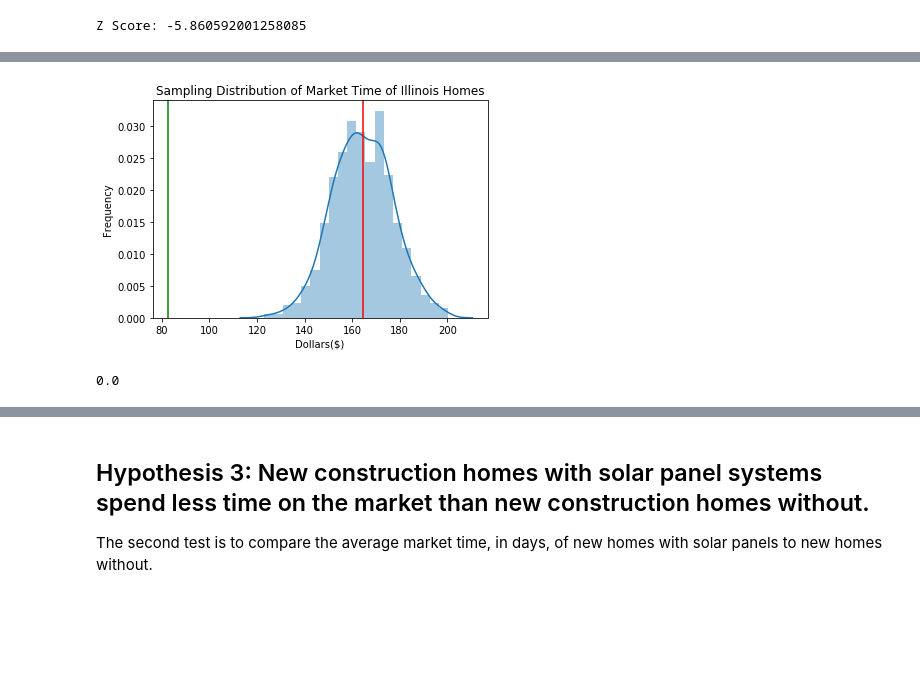
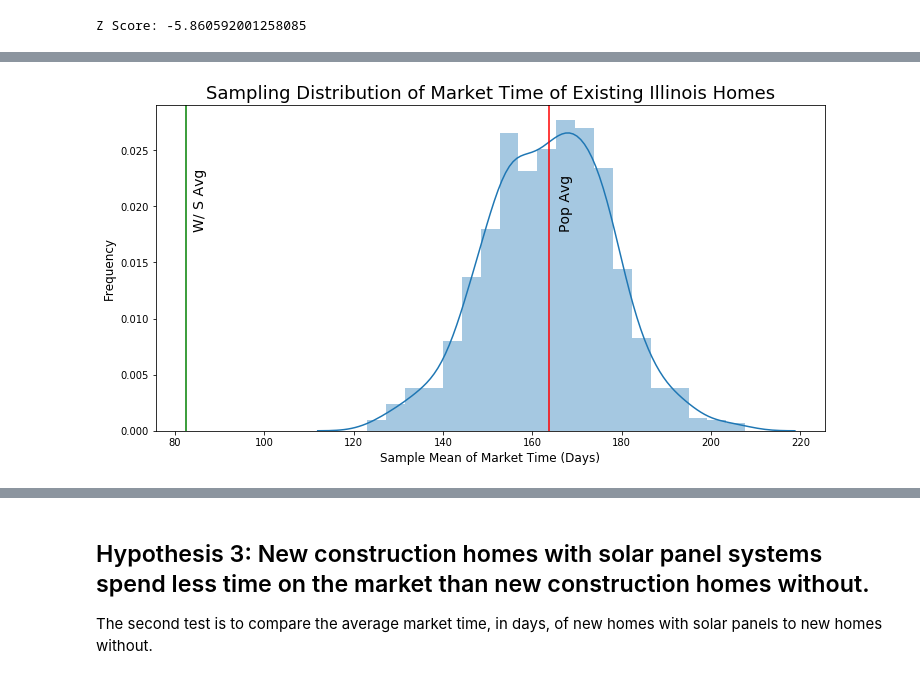
Before and after one commit to nqabell89/Solar-Panel-Impact-on-Illinois-Home-Value, a Jupyter notebook: Hypothesis_Testing.ipynb, the cells around one changed output, grey strips where cells are left out. Saved outputs shown, nothing was run; the diff lists cells and outputs as text; code cells hidden in the pictures; blank space fills up the shorter version.

```diff
--- a/Hypothesis_Testing.ipynb
+++ b/Hypothesis_Testing.ipynb
@@ -188,22 +242,16 @@ sample_means2 = []
 for _ in range(1000):
     sample_means2.append(round(np.random.choice(population_df2['MT'], size=46).mean(), ndigits=2))
 # %%
+plt.subplots(figsize=(12,6))
 sns.distplot(sample_means2, bins=20)
 plt.axvline(x=np.mean(sample_means2), color='red')
 plt.axvline(x=sol2_mean, color='green')
-plt.title("Sampling Distribution of Market Time of Existing Illinois Homes")
-plt.xlabel('Dollars($)')
-plt.ylabel('Frequency')
-
+plt.title("Sampling Distribution of Market Time of Existing Illinois Homes", fontsize=18)
+plt.xlabel('Sample Mean of Market Time (Days)', fontsize=12)
+plt.ylabel('Frequency', fontsize=12)
+plt.text(84, .018, s='W/ S Avg', fontsize=14, rotation=90)
+plt.text(166, .018, s='Pop Avg', fontsize=14, rotation=90)
 plt.plot()
 plt.show()
 # %% [output]
-[figure, old version]
+[figure, new version]
-# %%
-count = 0
-for mean in sample_means2:
-    if mean <= sol2_mean:
-        count += 1
-count/len(sample_means2)
-# %% [output]
-0.0
```
Also changed, not shown: parts of 52 cells of this notebook, 1 other file.
